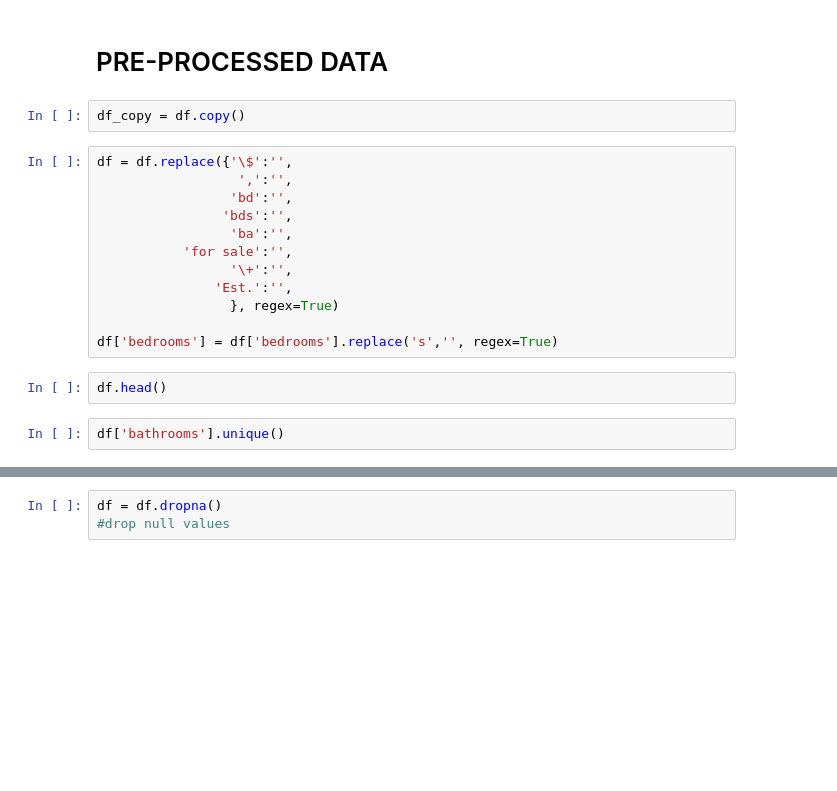
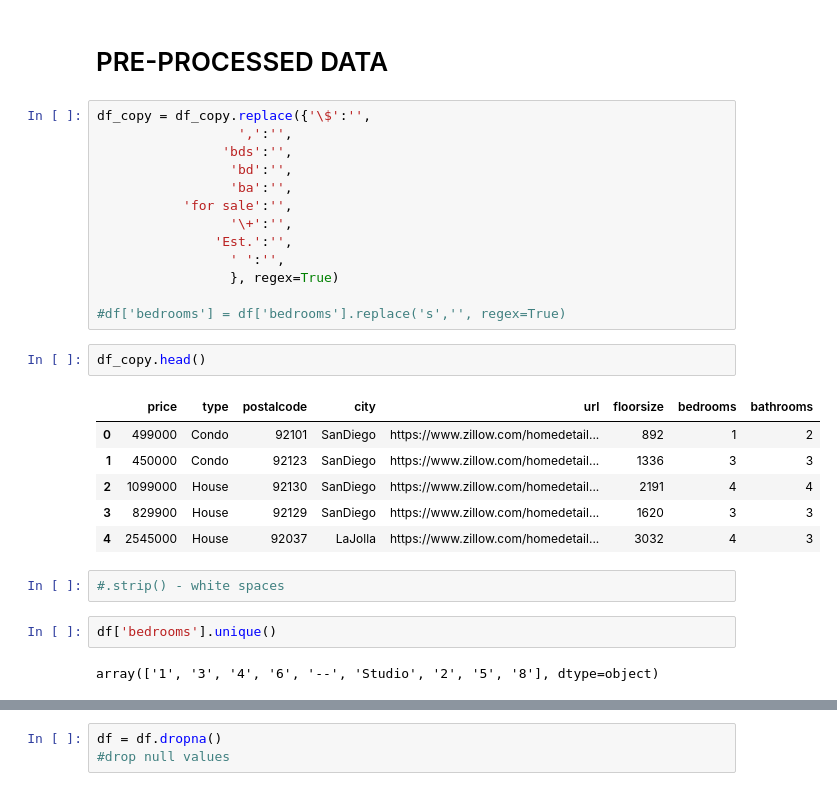
Before and after one commit to ohsusanna93/dsc-capstone-project-v2-online-ds-pt-100719, a Jupyter notebook: susanna's capstone/project.ipynb, the cells around one changed output, grey strips where cells are left out. Saved outputs shown, nothing was run; the diff lists cells and outputs as text; blank space fills up the shorter version.

```diff
--- a/susanna's capstone/project.ipynb
+++ b/susanna's capstone/project.ipynb
@@ -315,22 +373,32 @@ df.info()
 # %% [markdown]
 # PRE-PROCESSED DATA
-# %%
-df_copy = df.copy()
 # %%
-df = df.replace({'\$':'',
+df_copy = df_copy.replace({'\$':'',
                   ',':'',
+                'bds':'',
                  'bd':'',
-                'bds':'',
                  'ba':'',
            'for sale':'',
                  '\+':'',
                'Est.':'',
+                 ' ':'',
                  }, regex=True)
 
-df['bedrooms'] = df['bedrooms'].replace('s','', regex=True)
+#df['bedrooms'] = df['bedrooms'].replace('s','', regex=True)
 # %%
-df.head()
+df_copy.head()
+# %% [output]
+|  | price | type | postalcode | city | url | floorsize | bedrooms | bathrooms |
+| 0 | 499000 | Condo | 92101 | SanDiego | https://www.zillow.com/homedetail... | 892 | 1 | 2 |
+| 1 | 450000 | Condo | 92123 | SanDiego | https://www.zillow.com/homedetail... | 1336 | 3 | 3 |
+| 2 | 1099000 | House | 92130 | SanDiego | https://www.zillow.com/homedetail... | 2191 | 4 | 4 |
+| 3 | 829900 | House | 92129 | SanDiego | https://www.zillow.com/homedetail... | 1620 | 3 | 3 |
+| 4 | 2545000 | House | 92037 | LaJolla | https://www.zillow.com/homedetail... | 3032 | 4 | 3 |
+# %%
+#.strip() - white spaces
 # %%
-df['bathrooms'].unique()
+df['bedrooms'].unique()
+# %% [output]
+array(['1', '3', '4', '6', '--', 'Studio', '2', '5', '8'], dtype=object)
 # %%
 df['bathrooms'].value_counts()
```
Also changed, not shown: parts of 30 cells of this notebook, 1 other file.
